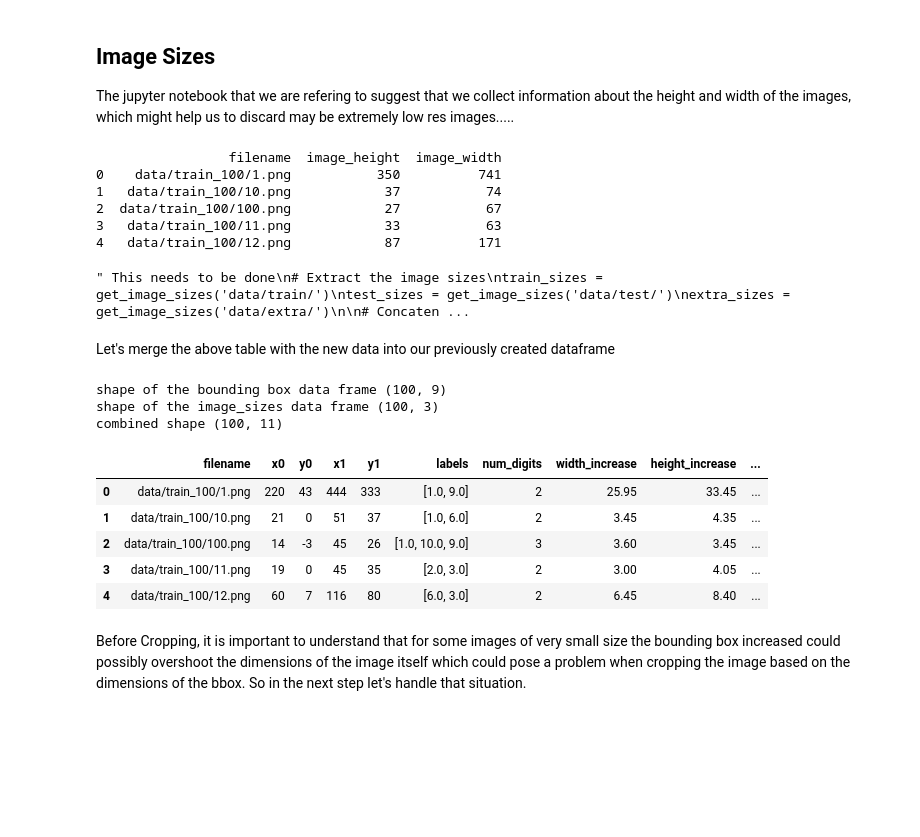
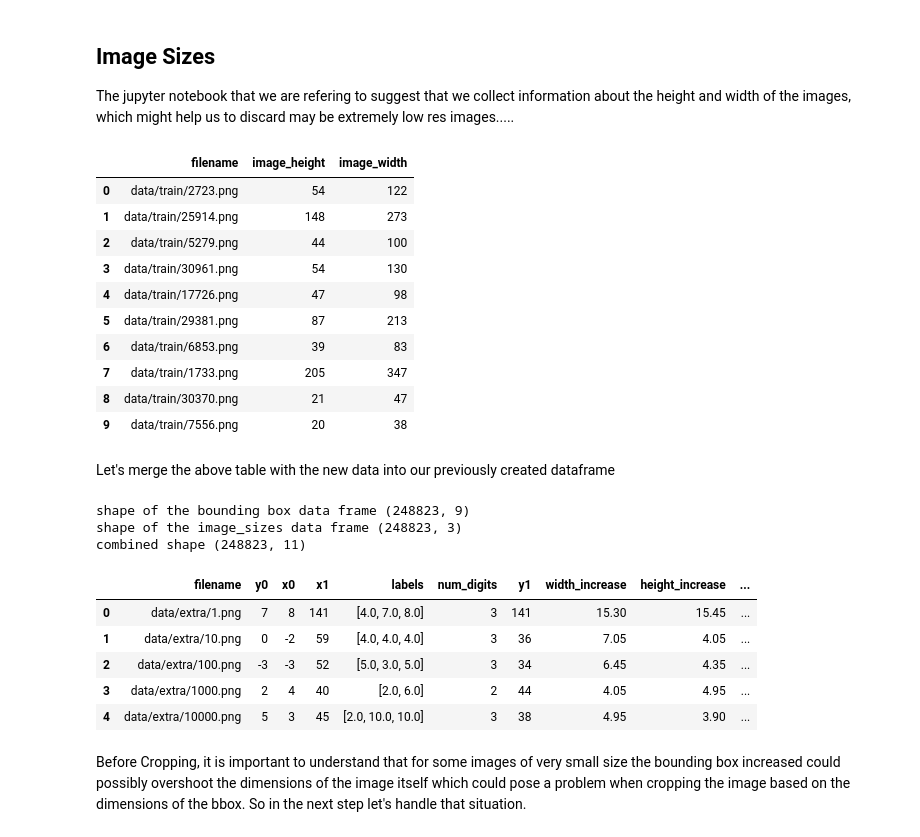
Before and after one commit to kauravin/SVHN, a Jupyter notebook: Codes/PreProcessingData.ipynb, the cells around one changed output. Drawn from its saved outputs; the diff is of its cells as text; code cells hidden in the pictures; blank space fills up the shorter version.

```diff
--- a/Codes/PreProcessingData.ipynb
+++ b/Codes/PreProcessingData.ipynb
@@ -105,6 +110,8 @@ def dict_2_dataframe(path_2_dataset,bboxes_Meta_Data):
                 'label'    :bboxes['label']})
     return pd.DataFrame(boxes_Meta_Data) #conversion to the pandaS DataFrame
 # %%
-train_DF=dict_2_dataframe('data/train_100/',train_Files_MetaData)
-print(train_DF.shape)
+train_DF=dict_2_dataframe('data/train/',train_Files_MetaData)
+test_DF=dict_2_dataframe('data/test/',test_Files_MetaData)
+extra_DF=dict_2_dataframe('data/extra/',extra_Files_MetaData)
+print(extra_DF.shape)
 # %% [output]
@@ -200,8 +229,8 @@ train_DF['y1']=(train_DF['y1']+train_DF['height_increase']).astype('int') #new y
 ##Note don't keep rerunning this area code as everytime you run, new value of bboxes will be considered...
 ##because inplace changes are made
 # %%
-imagepath='data/train_100/1.png'
-bboxes=train_DF[train_DF.filename==imagepath]
+imagepath='data/train/1.png'
+bboxes=final_DF[final_DF.filename==imagepath]
 print(bboxes['labels'].values[0][0])
 DisplayBBox_AfterMixingIt_2_One(imagepath,bboxes)
 # %% [output]
@@ -245,61 +274,57 @@ def get_Image_Sizes_DF(folderPath):
     #Return results as a pandas DataFrame
     return pd.DataFrame(image_Sizes_Data)
 # %%
-folderPath='data/train_100/'
-train_Image_Sizes_DF=get_Image_Sizes_DF(folderPath)
-print(train_Image_Sizes_DF.head())
-
-""" This needs to be done
 # Extract the image sizes
-train_sizes = get_image_sizes('data/train/')
-test_sizes = get_image_sizes('data/test/')
-extra_sizes = get_image_sizes('data/extra/')
+train_Sizes =get_Image_Sizes_DF('data/train/')
+test_Sizes =get_Image_Sizes_DF('data/test/')
+extra_Sizes = get_Image_Sizes_DF('data/extra/')
 
 # Concatenate all the information in a single file
-image_sizes = pd.concat([train_sizes, test_sizes, extra_sizes])
+image_Sizes = pd.concat([train_Sizes, test_Sizes, extra_Sizes])
 
 # Delete old dataframes
-del train_sizes, test_sizes, extra_sizes
+del train_Sizes, test_Sizes, extra_Sizes
 
 # Display 10 image sizes
-image_sizes.head(10)
-
-
-"""
+image_Sizes.head(10)
 # %% [output]
-                 filename  image_height  image_width
-0    data/train_100/1.png           350          741
-1   data/train_100/10.png            37           74
-2  data/train_100/100.png            27           67
-3   data/train_100/11.png            33           63
-4   data/train_100/12.png            87          171
-" This needs to be done\n# Extract the image sizes\ntrain_sizes = get_image_sizes('data/train/')\ntest_sizes = get_image_sizes('data/test/')\nextra_sizes = get_image_sizes('data/extra/')\n\n# Concaten ...
+|  | filename | image_height | image_width |
+| 0 | data/train/2723.png | 54 | 122 |
+| 1 | data/train/25914.png | 148 | 273 |
+| 2 | data/train/5279.png | 44 | 100 |
+| 3 | data/train/30961.png | 54 | 130 |
+| 4 | data/train/17726.png | 47 | 98 |
+| 5 | data/train/29381.png | 87 | 213 |
+| 6 | data/train/6853.png | 39 | 83 |
+| 7 | data/train/1733.png | 205 | 347 |
+| 8 | data/train/30370.png | 21 | 47 |
+| 9 | data/train/7556.png | 20 | 38 |
 # %% [markdown]
 Let's merge the above table with the new data into our previously created dataframe
 # %%
-print("shape of the bounding box data frame",train_DF.shape)
-print("shape of the image_sizes data frame",train_Image_Sizes_DF.shape)
+print("shape of the bounding box data frame",final_DF.shape)
+print("shape of the image_sizes data frame",image_Sizes.shape)
 
 #Inner join the datasets on the filename
-train_DF=pd.merge(train_DF,train_Image_Sizes_DF,on='filename',how='inner')
+final_DF=pd.merge(final_DF,image_Sizes,on='filename',how='inner')
 
-print("combined shape",train_DF.shape)
+print("combined shape",final_DF.shape)
 
 #delete the dataframes not in use ahead
-del train_Image_Sizes_DF
+del image_Sizes
 # %% [output]
-shape of the bounding box data frame (100, 9)
-shape of the image_sizes data frame (100, 3)
-combined shape (100, 11)
+shape of the bounding box data frame (248823, 9)
+shape of the image_sizes data frame (248823, 3)
+combined shape (248823, 11)
 # %%
-train_DF.head()
+final_DF.head()
 # %% [output]
-|  | filename | x0 | y0 | x1 | y1 | labels | num_digits | width_increase | height_increase | ... |
-| 0 | data/train_100/1.png | 220 | 43 | 444 | 333 | [1.0, 9.0] | 2 | 25.95 | 33.45 | ... |
-| 1 | data/train_100/10.png | 21 | 0 | 51 | 37 | [1.0, 6.0] | 2 | 3.45 | 4.35 | ... |
-| 2 | data/train_100/100.png | 14 | -3 | 45 | 26 | [1.0, 10.0, 9.0] | 3 | 3.60 | 3.45 | ... |
-| 3 | data/train_100/11.png | 19 | 0 | 45 | 35 | [2.0, 3.0] | 2 | 3.00 | 4.05 | ... |
-| 4 | data/train_100/12.png | 60 | 7 | 116 | 80 | [6.0, 3.0] | 2 | 6.45 | 8.40 | ... |
+|  | filename | y0 | x0 | x1 | labels | num_digits | y1 | width_increase | height_increase | ... |
+| 0 | data/extra/1.png | 7 | 8 | 141 | [4.0, 7.0, 8.0] | 3 | 141 | 15.30 | 15.45 | ... |
+| 1 | data/extra/10.png | 0 | -2 | 59 | [4.0, 4.0, 4.0] | 3 | 36 | 7.05 | 4.05 | ... |
+| 2 | data/extra/100.png | -3 | -3 | 52 | [5.0, 3.0, 5.0] | 3 | 34 | 6.45 | 4.35 | ... |
+| 3 | data/extra/1000.png | 2 | 4 | 40 | [2.0, 6.0] | 2 | 44 | 4.05 | 4.95 | ... |
+| 4 | data/extra/10000.png | 5 | 3 | 45 | [2.0, 10.0, 10.0] | 3 | 38 | 4.95 | 3.90 | ... |
 # %% [markdown]
 Before Cropping, it is important to understand that for some images of very small size the bounding box increased could possibly overshoot the dimensions of the image itself which could pose a problem when cropping the image based on the dimensions of the bbox. So in the next step let's handle that situation.
 # %%
```
Also changed, not shown: parts of 18 cells of this notebook, 2 other files.
